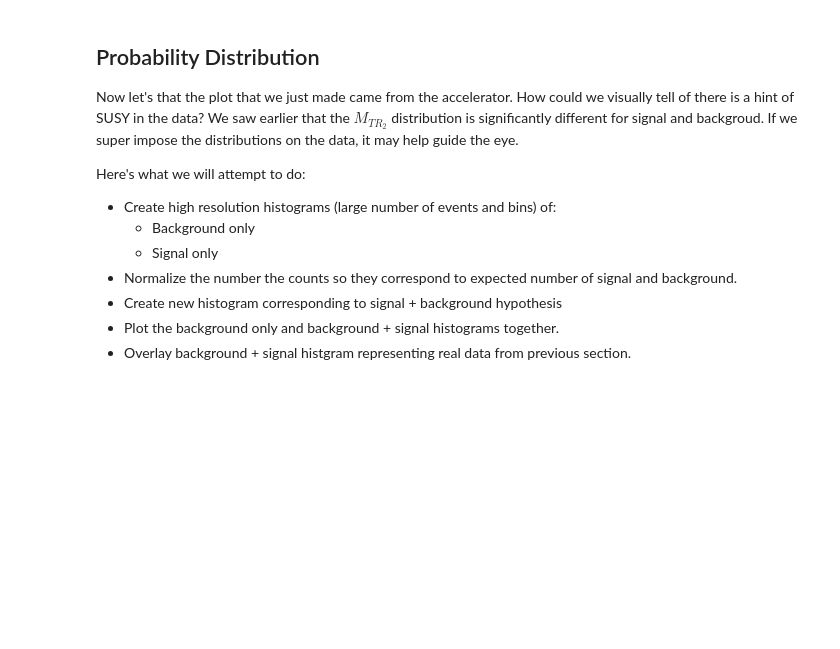
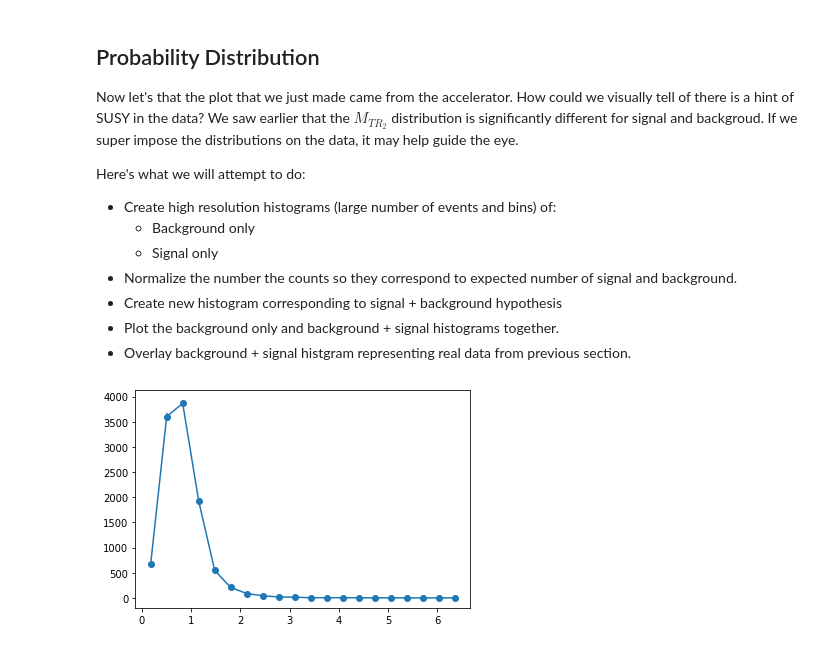
Before and after one commit to UTA-DataScience/DATA3402.2021.Fall, a Jupyter notebook: Lectures/Lecture.16/Lecture.16.ipynb, the cells around one changed output. Saved outputs shown, nothing was run; the diff lists cells and outputs as text; code cells hidden in the pictures; blank space fills up the shorter version.

```diff
--- a/Lectures/Lecture.16/Lecture.16.ipynb
+++ b/Lectures/Lecture.16/Lecture.16.ipynb
@@ -362,6 +411,22 @@ Here's what we will attempt to do:
 * Create new histogram corresponding to signal + background hypothesis
 * Plot the background only and background + signal histograms together.
 * Overlay background + signal histgram representing real data from previous section.
+# %%
+import math
+n_bkg_expected = 10000
+n_sig_expected = 1000
+
+data = df_sig[:n_sig_expected]["M_TR_2"].tolist()+df_bkg[:n_bkg_expected]["M_TR_2"].tolist()
+
+c , bin_edges= np.histogram(data,bins=20)
+bin_width = bin_edges[1]-bin_edges[0]
+bin_centers = 0.5*(bin_edges[1:]+bin_edges[:-1])
+error    = np.sqrt(c)
+
+plt.errorbar(bin_centers, c, yerr=error, marker="o")
+plt.show()
+# %% [output]
+[figure, added]
 # %%
 c_bkg_sim, sim_bin = np.histogram(df_bkg["M_TR_2"],bins=100)
 plt.step(sim_bin[1:],c_bkg_sim)
```
Also changed, not shown: parts of 21 cells of this notebook, 2 other files.
